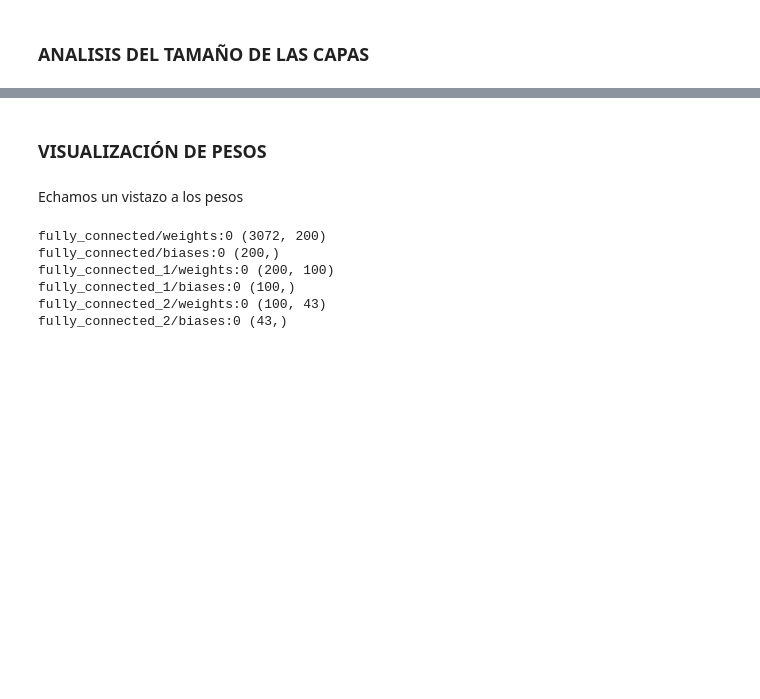
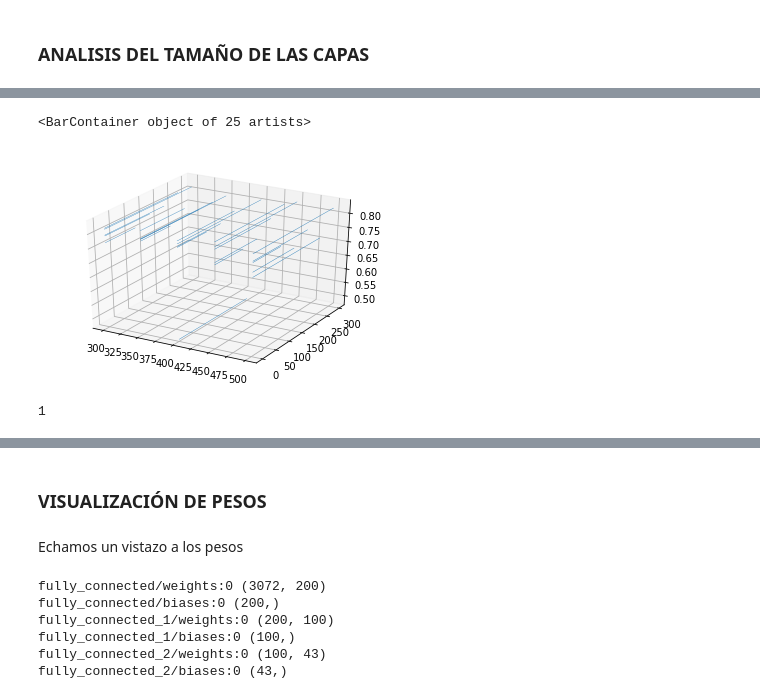
Before and after one commit to Isidrecc/Traffic-sign-recognition, a Jupyter notebook: MODELO 3.ipynb, the cells around one changed output, grey strips where cells are left out. Drawn from its saved outputs; the diff is of its cells as text; code cells hidden in the pictures; blank space fills up the shorter version.

```diff
--- a/MODELO 3.ipynb
+++ b/MODELO 3.ipynb
@@ -290,0 +460,15 @@ for i in range(39):
+# %%
+import matplotlib.pyplot as plt
+from mpl_toolkits.mplot3d import Axes3D
+fig = plt.figure()
+ax3d = fig.add_subplot(111, projection='3d')
+ax3d.bar(X,Y,Z,zdir='z')
+# %% [output]
+<BarContainer object of 25 artists>
+[figure, added]
+# %%
+from numpy import array
+Z1=array(Z)
+Z1.ndim
+# %% [output]
+1
```
Also changed, not shown: parts of 9 cells of this notebook, 5 other files.
